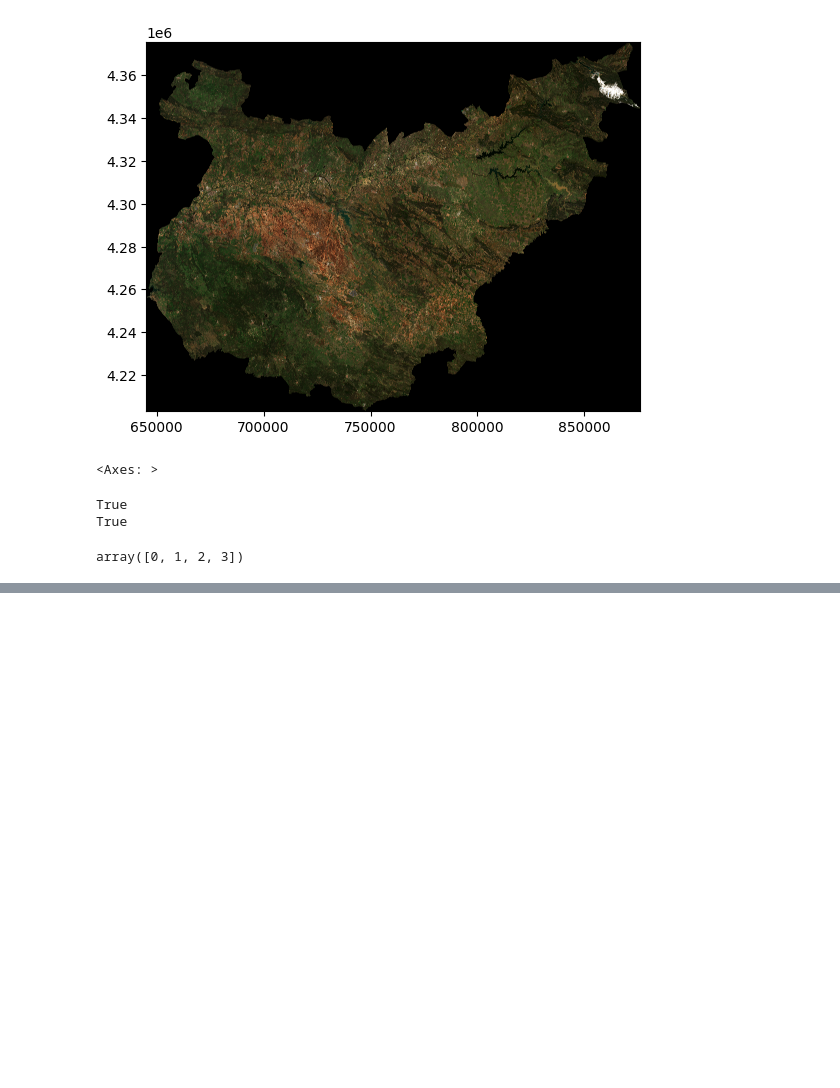
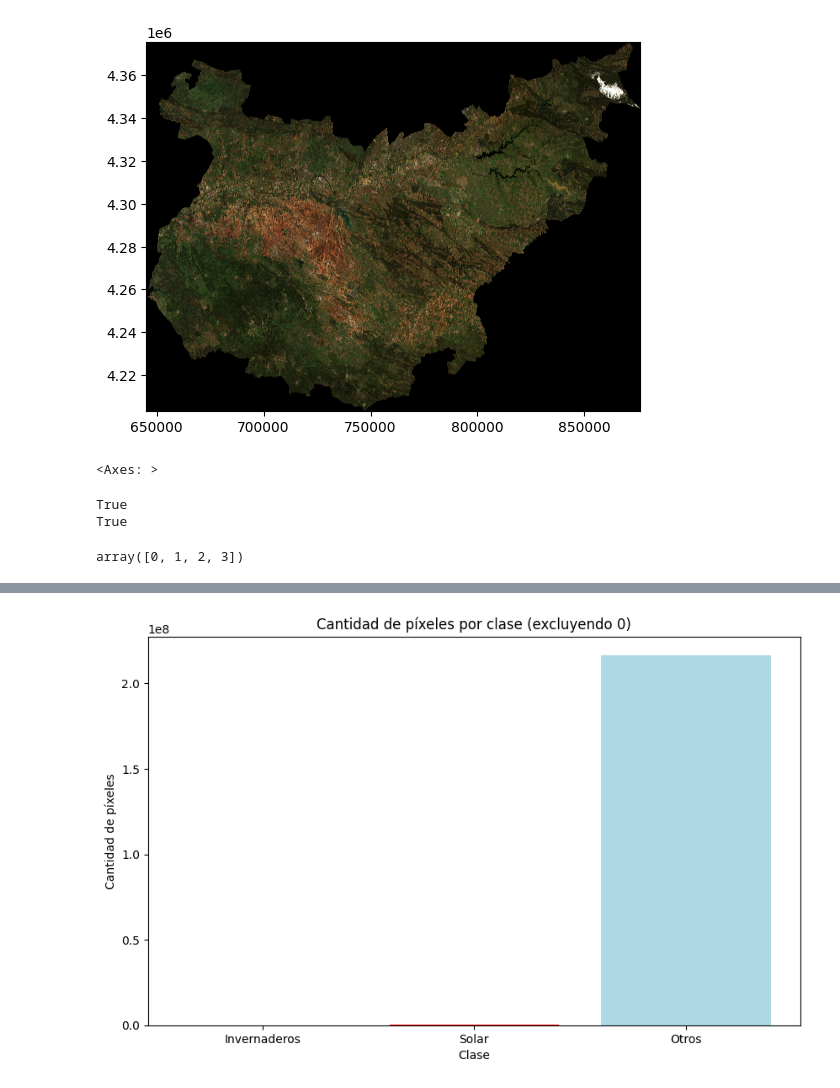
Before and after one commit to jesus9710/Solar-Farms-Automatic-Detection, a Jupyter notebook: SIOSE AR/02 - mask sentinel by polygons.ipynb, the cells around one changed output, grey strips where cells are left out. Drawn from its saved outputs; the diff is of its cells as text; code cells hidden in the pictures; blank space fills up the shorter version.

```diff
--- a/SIOSE AR/02 - mask sentinel by polygons.ipynb
+++ b/SIOSE AR/02 - mask sentinel by polygons.ipynb
@@ -111,0 +168,27 @@ array([0, 1, 2, 3])
+# %%
+import rasterio
+import matplotlib.pyplot as plt
+import numpy as np
+
+# Cargar el raster
+raster_path = 'spatial_data/badajoz_multiclass_mask2.tif'
+raster = rasterio.open(raster_path)
+
+# Leer los datos del raster
+raster_data = raster.read(1)
+
+# Contar los píxeles para cada valor, excluyendo los 0
+unique, counts = np.unique(raster_data, return_counts=True)
+pixel_counts = dict(zip(unique, counts))
+pixel_counts.pop(0, None)  # Eliminar los píxeles con valor 0
+
+# Crear un gráfico de barras
+plt.figure(figsize=(10, 6))
+plt.bar(pixel_counts.keys(), pixel_counts.values(), color=['#CCCC00', '#FF0000', '#ADD8E6'])  # Usar los colores definidos anteriormente
+plt.xlabel('Clase')
+plt.ylabel('Cantidad de píxeles')
+plt.title('Cantidad de píxeles por clase (excluyendo 0)')
+plt.xticks(ticks=[1, 2, 3], labels=['Invernaderos', 'Solar', 'Otros'])  # Etiquetas de las clases
+plt.show()
+# %% [output]
+[figure, added]
```
Also changed, not shown: parts of 3 cells of this notebook, 1 other file.
